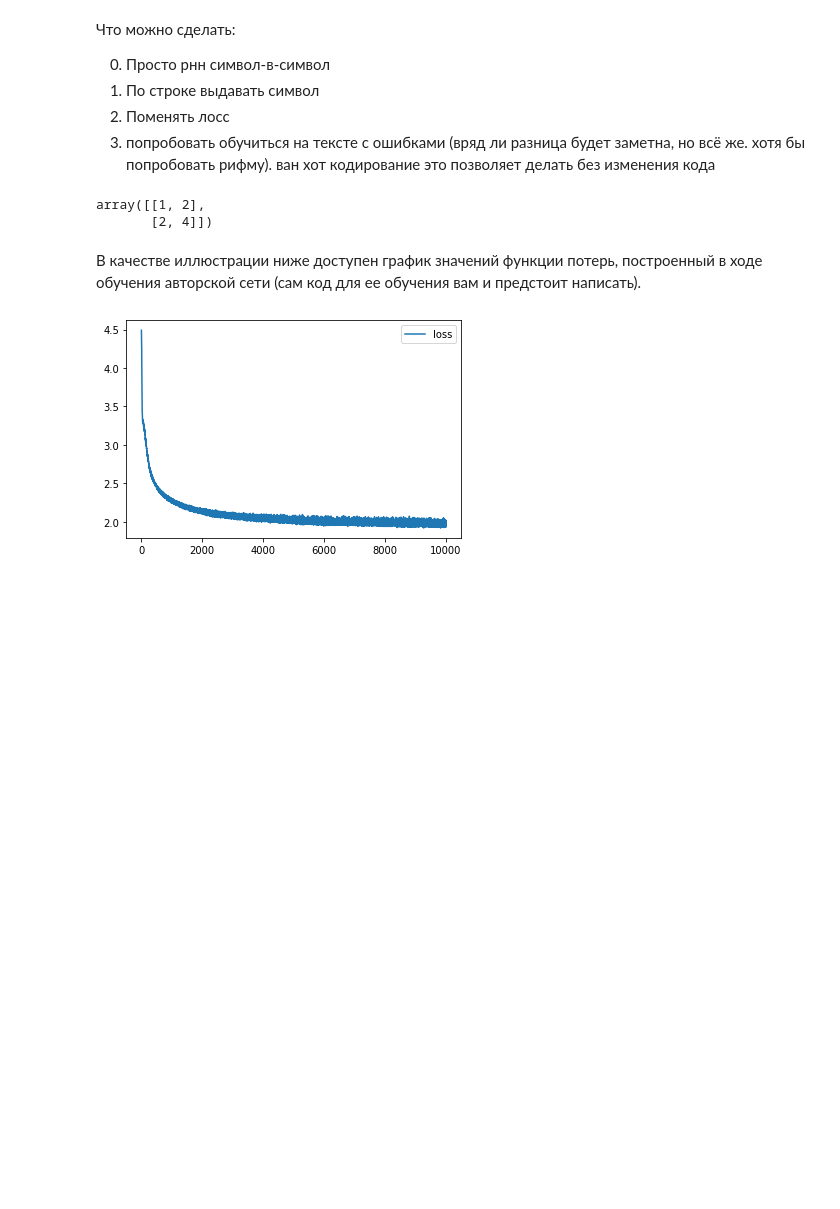
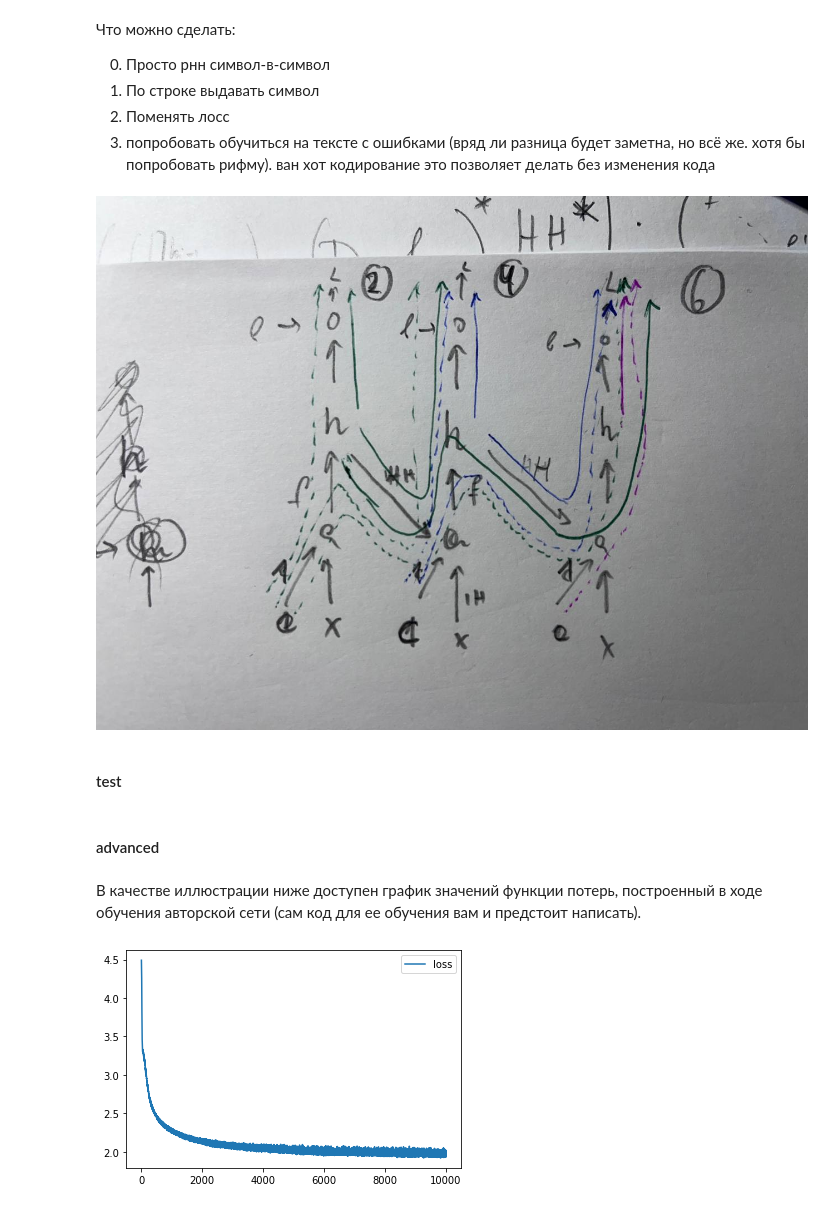
Before and after one commit to IgorZhiltsoff/ml-course, a Jupyter notebook: homeworks/hw3/assgn.ipynb, the cells around one changed output. Saved outputs shown, nothing was run; the diff lists cells and outputs as text; code cells hidden in the pictures; blank space fills up the shorter version.

Commit message:
about to test

```diff
--- a/homeworks/hw3/assgn.ipynb
+++ b/homeworks/hw3/assgn.ipynb
@@ -273,5 +300,9 @@ class SimplestRNN:
-# %%
-np.array([1,2]).reshape(2,1)   @ np.array([1,2]).reshape(1,2)
-# %% [output]
-array([[1, 2],
-       [2, 4]])
+# %%
+from IPython.display import Image
+
+unfold = Image('unfold.jpg')
+display(unfold)
+# %% [output]
+[figure, added]
+# %% [markdown]
+#### test
@@ -278,3 +311,5 @@ array([[1, 2],
+# %% [markdown]
+#### advanced
 # %%
 class TorchRNN:
     pass
```
Also changed, not shown: parts of 10 cells of this notebook, 1 other file.
